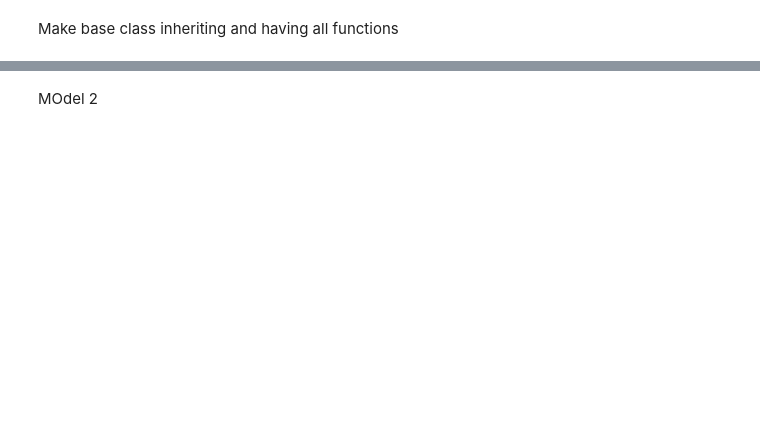
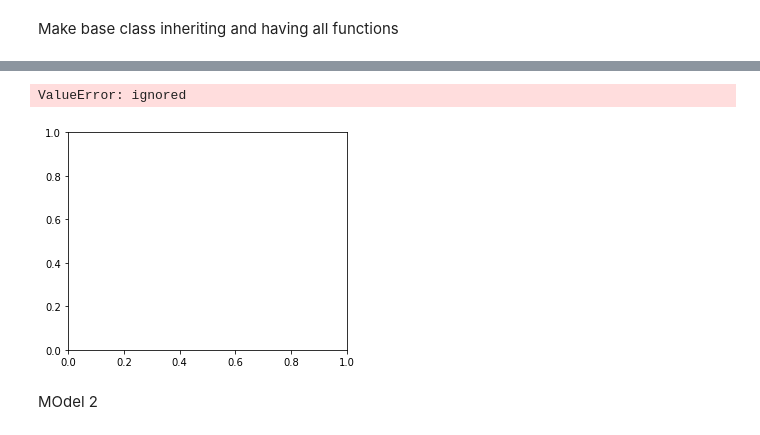
Before and after one commit to Anomaly1702/Ass2_Deep_Learning, a Jupyter notebook: Anubhav_Deep_learning.ipynb, the cells around one changed output, grey strips where cells are left out. Cells and saved outputs as stored; diff of their text form; code cells hidden in the pictures; blank space fills up the shorter version.

```diff
--- a/Anubhav_Deep_learning.ipynb
+++ b/Anubhav_Deep_learning.ipynb
@@ -209,9 +251,10 @@ class EarlyStopper:
         return False
 # %%
 class Imagenet_model1(Basenet):
-    def __init__(self,dataset="CIFAR10",batch=15,path='./data',splitsize = .2):
+    def __init__(self,dataset="CIFAR10",batch=32,path='./data',splitsize = .2):
         super().__init__()
         torch.manual_seed(42)
+        self.shapes = False
         #CNN Layer 1
         self.conv1 = nn.Conv2d(3, 6, 5)
         # self.batchnorm1 = nn.BatchNorm2d(6)
@@ -263,11 +306,11 @@ class Imagenet_model1(Basenet):
                       'deer', 'dog', 'frog', 'horse', 'ship', 'truck')
 
     def forward(self, x):
-        if self.print_interim_data_shapes:
+        if self.shapes:
             print("Initial x shape ", x.shape)
         #CNN Layer 1
         x = self.conv1(x)
-        x = self.batchnorm1(x)
+        # x = self.batchnorm1(x)
         x = F.relu(x)
         if self.shapes:
             print('After conv1, shape of x is ', x.shape)
@@ -284,7 +327,7 @@ class Imagenet_model1(Basenet):
         x = F.relu(x)
         if self.shapes:
             print('After conv2, shape of x is ', x.shape)
-        x = self.pool()
+        x = self.pool(x)
         if self.shapes:
             print('After conv2, shape of x is ', x.shape)
 
@@ -301,3 +344,6 @@ class Imagenet_model1(Basenet):
         #LAst Linear Layer
         x = self.fc3(x)
         return x
+# !nvidia-smi
+temp = Imagenet_model1().to(get_default_device())
+summary(temp, (3, 32, 32))
@@ -305,8 +369,8 @@ class Imagenet_model1(Basenet):
 #BAtch 20 2 Batch Norms 1-CNN(on 2nd one), 1-FCNN,1 dropout - 2nd cnn
 model1 = Imagenet_model1()
 model1=model1.to(get_default_device())
-#def train(self,epochs,learning_rt=0.001,mm=0.9,optimizer_fn = "SGD"):
-model1.train_model(25,0.0001,"Adam")
+#train_model(self,epochs,learning_rt=0.001,optimizer_fn = "SGD",mm=0.9)
+model1.train_model(5,0.01,"SGD")
 model1.show_graph()# batch - 4|'Train_Acc': 39.9925, 'Val_Acc': 39.25||batch 15 'Train_Acc': 47.38, 'Val_Acc': 46.93,|| batch -32 'Train_Acc': 49.2825, 'Val_Acc': 47.89 ||
 # %% [output]
 Files already downloaded and verified
@@ -331,3 +386,5 @@ Testing Size : 10000
+ValueError: ignored
+[figure, added]
 # %% [markdown]
 MOdel 2
 # %%
```
Also changed, not shown: parts of 10 cells of this notebook.
